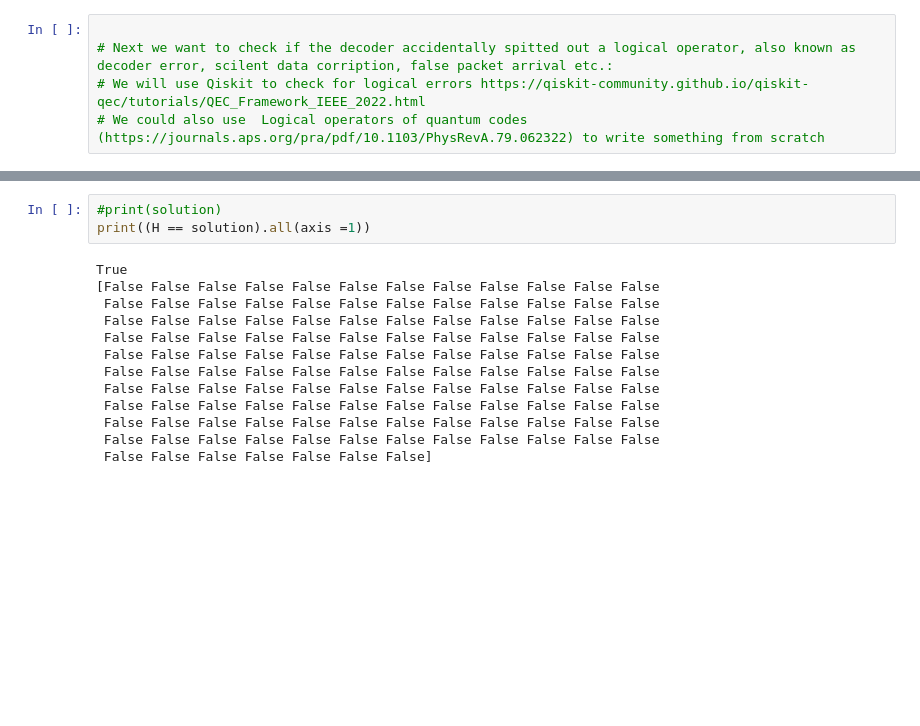
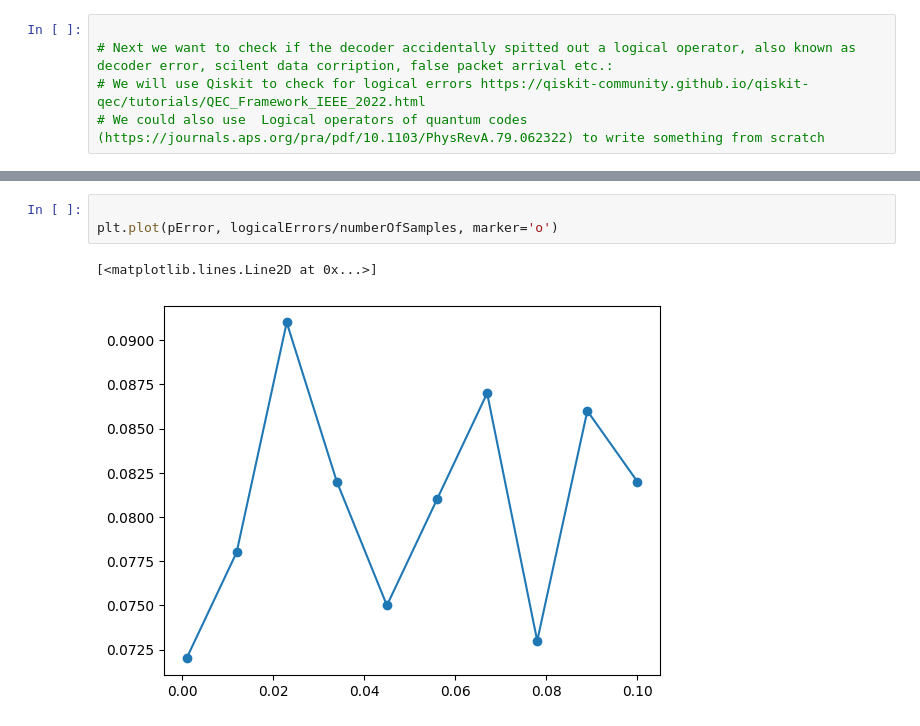
Before and after one commit to Omer-Sella/qecc, a Jupyter notebook: notebooks/2 orderedStatisticsDecoding.ipynb, the cells around one changed output, grey strips where cells are left out. Saved outputs shown, nothing was run; the diff lists cells and outputs as text; blank space fills up the shorter version.

```diff
--- a/notebooks/2 orderedStatisticsDecoding.ipynb
+++ b/notebooks/2 orderedStatisticsDecoding.ipynb
@@ -149,16 +159,6 @@ Logical error occurred!
-# %%
-#print(solution)
-print((H == solution).all(axis =1))
-# %% [output]
-True
-[False False False False False False False False False False False False
- False False False False False False False False False False False False
- False False False False False False False False False False False False
- False False False False False False False False False False False False
- False False False False False False False False False False False False
- False False False False False False False False False False False False
- False False False False False False False False False False False False
- False False False False False False False False False False False False
- False False False False False False False False False False False False
- False False False False False False False False False False False False
- False False False False False False False]
+# %%
+
+plt.plot(pError, logicalErrors/numberOfSamples, marker='o')
+# %% [output]
+[<matplotlib.lines.Line2D at 0x...>]
+[figure, added]
```
Also changed, not shown: parts of 3 cells of this notebook.
